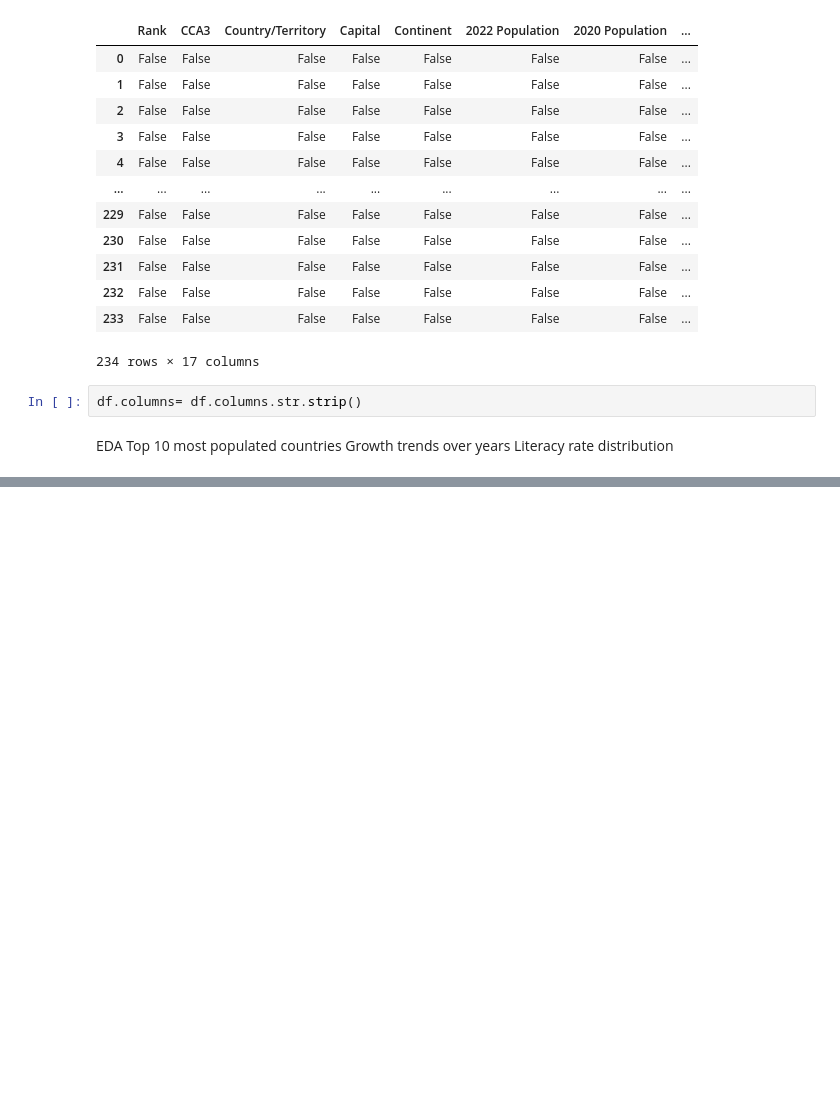
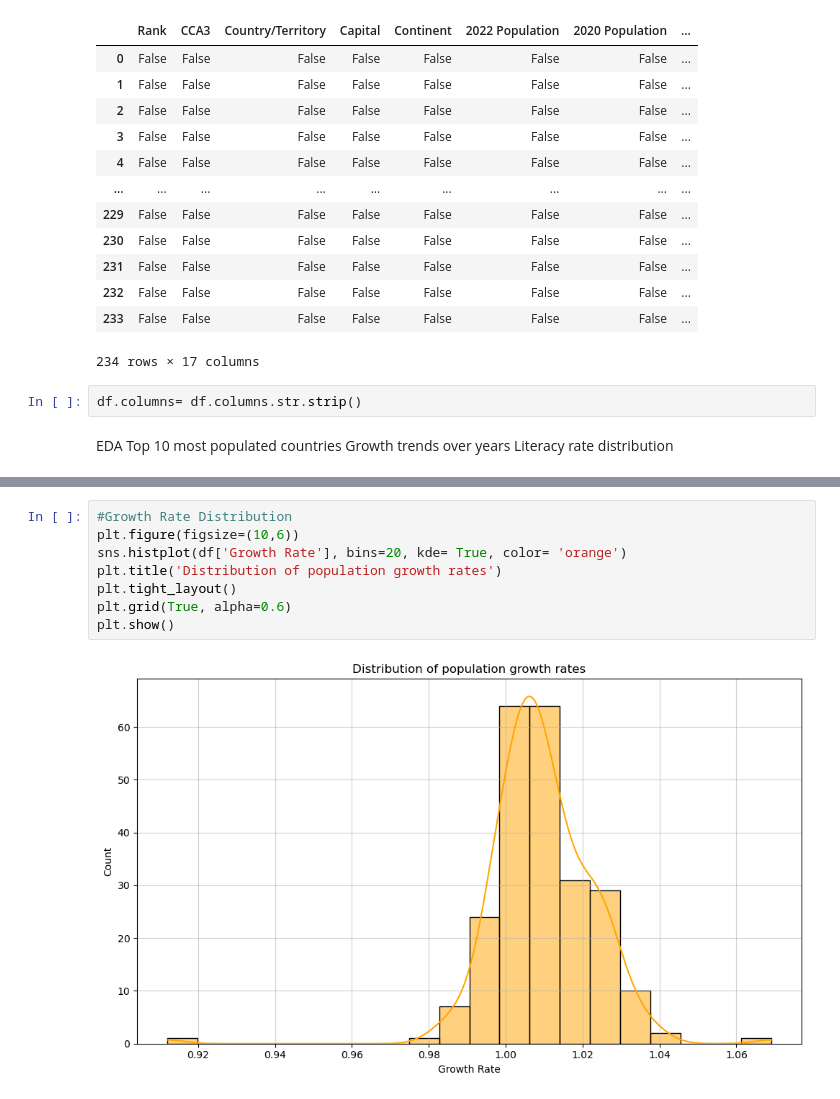
Before and after one commit to jyotiprakash20/DS_Projects, a Jupyter notebook: World_population/population.ipynb, the cells around one changed output, grey strips where cells are left out. Cells and saved outputs as stored; diff of their text form; blank space fills up the shorter version.

```diff
--- a/World_population/population.ipynb
+++ b/World_population/population.ipynb
@@ -67,0 +102,10 @@ plt.show()
+# %%
+#Growth Rate Distribution
+plt.figure(figsize=(10,6))
+sns.histplot(df['Growth Rate'], bins=20, kde= True, color= 'orange')
+plt.title('Distribution of population growth rates')
+plt.tight_layout()
+plt.grid(True, alpha=0.6)
+plt.show()
+# %% [output]
+[figure, added]
```
Also changed, not shown: parts of 5 cells of this notebook.
